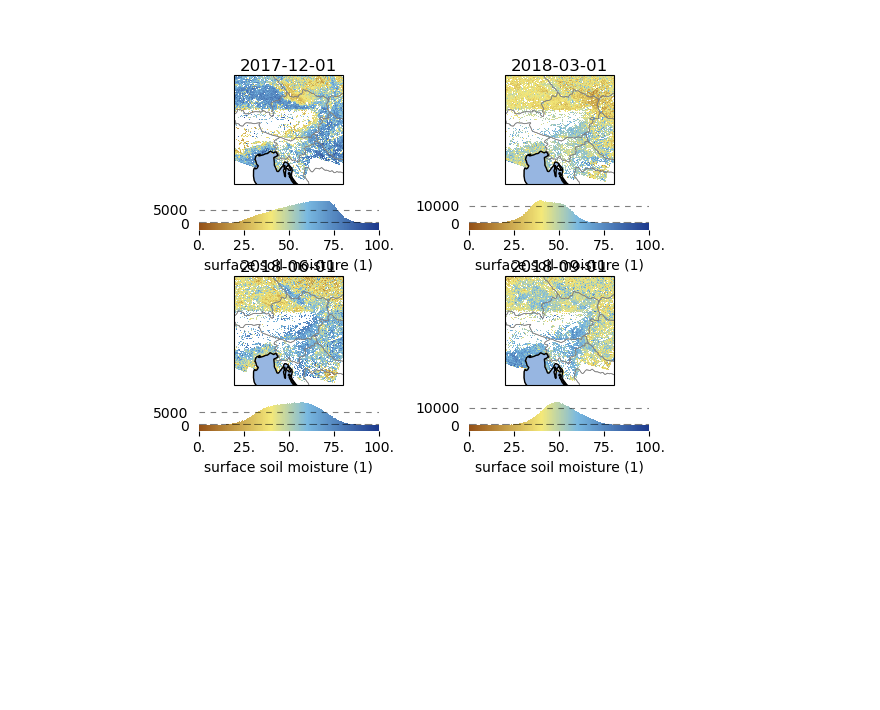
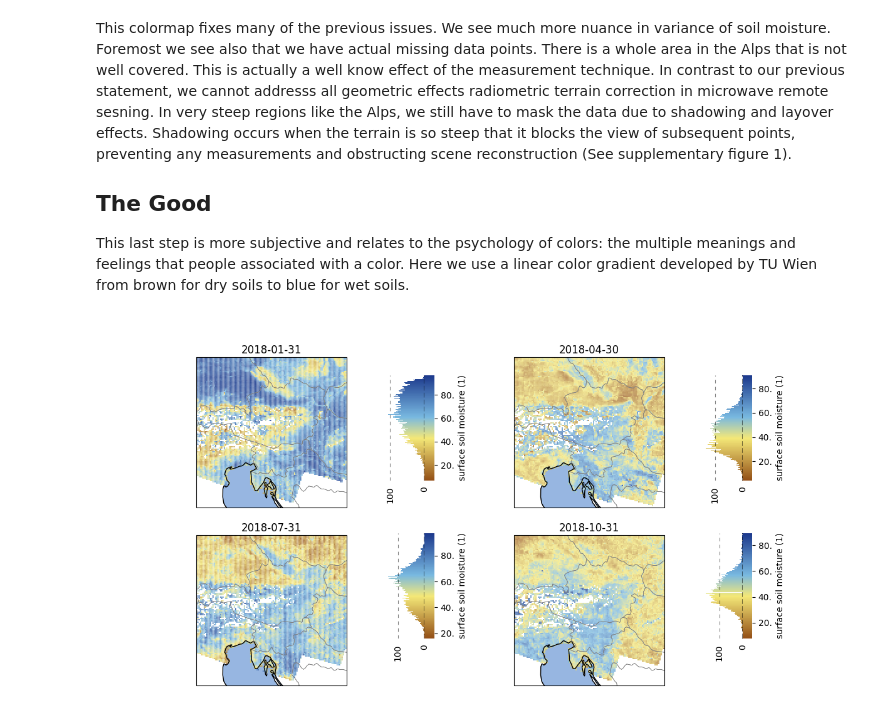
Before and after one commit to TUW-GEO/tuw_education_notebooks, a Jupyter notebook: 02_counterexample.ipynb, the cells around one changed output. Cells and saved outputs as stored; diff of their text form; code cells hidden in the pictures; blank space fills up the shorter version.

Commit message:
updated plot and text

```diff
--- a/02_counterexample.ipynb
+++ b/02_counterexample.ipynb
@@ -56,2 +79,3 @@ Use a bad colormap bifurcating red blue scale. Then show brown to blue BBM scale
 # %%
-SSM_dc_qs = SSM_dc.resample(time="QS-DEC").mean()
+SSM_dc_monthly = SSM_dc.resample(time="M").mean()
+SSM_dc_monthly
@@ -74,5 +148,11 @@ This last step is more subjective and relates to the psychology of colors: the m
+# %% [markdown]
+This colormap fixes many of the previous issues. We see much more nuance in variance of soil moisture. Foremost we see also that we have actual missing data points. There is a whole area in the Alps that is not well covered. This is actually a well know effect of the measurement technique. In contrast to our previous statement, we cannot addresss all geometric effects radiometric terrain correction in microwave remote sesning. In very steep regions like the Alps, we still have to mask the data due to shadowing and layover effects. Shadowing occurs when the terrain is so steep that it blocks the view of subsequent points, preventing any measurements and obstructing scene reconstruction (See supplementary figure 1).
+
+## The Good
+
+This last step is more subjective and relates to the psychology of colors: the multiple meanings and feelings that people associated with a color. Here we use a linear color gradient developed by TU Wien from brown for dry soils to blue for wet soils.
 # %%
 SSM_CMAP = load_cmap(RESOURCES / "colour-tables/ssm-continuous.ct")
-view_seasonal_ssm(SSM_dc_qs, SSM_CMAP)
+view_monthly_ssm(SSM_dc_monthly, SSM_CMAP)
 # %% [output]
-[figure, old version]
+[figure, new version]
```
Also changed, not shown: parts of 15 cells of this notebook, 3 other files.
